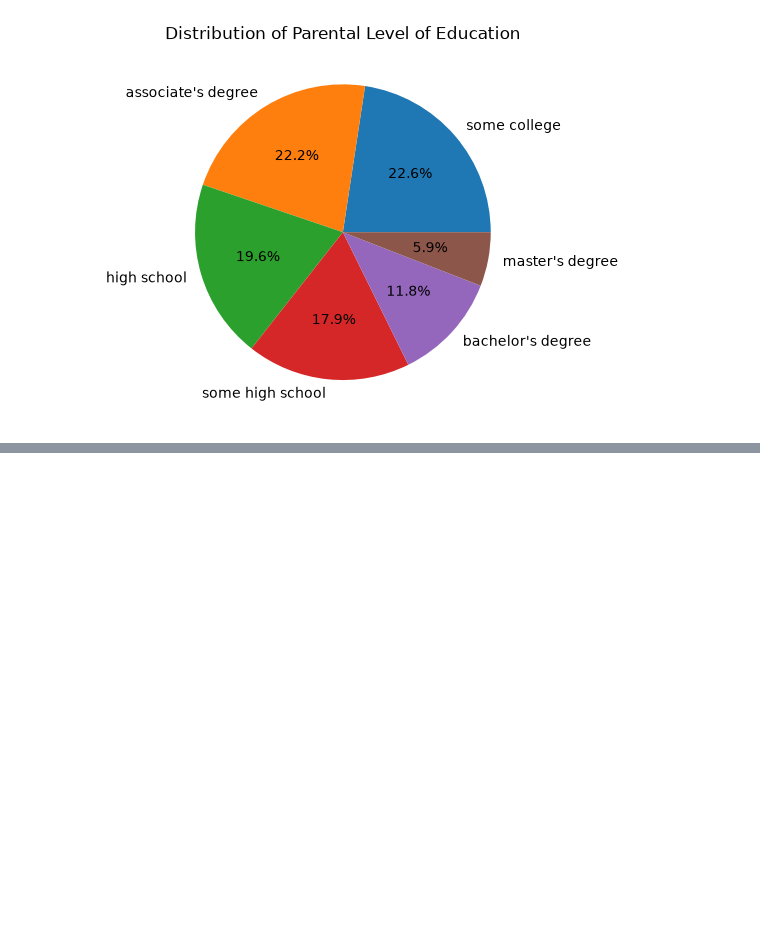
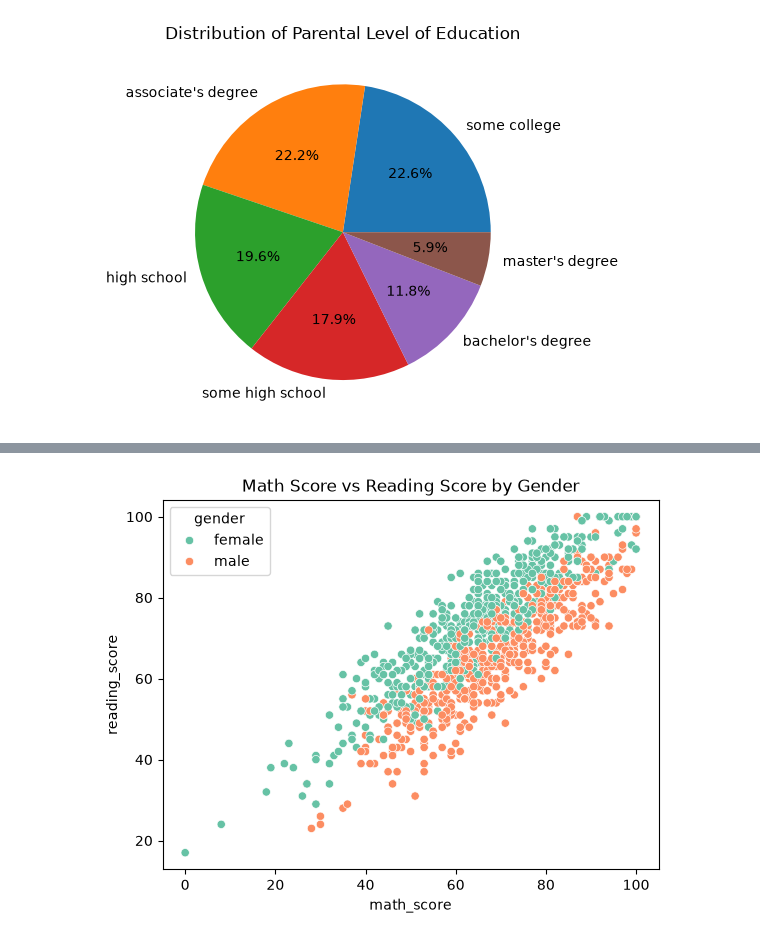
Before and after one commit to Monodip16/End-to-End-ML-Project, a Jupyter notebook: notebook/EDA STUDENT PERFORMANCE.ipynb, the cells around one changed output, grey strips where cells are left out. Saved outputs shown, nothing was run; the diff lists cells and outputs as text; code cells hidden in the pictures; blank space fills up the shorter version.

```diff
--- a/notebook/EDA STUDENT PERFORMANCE.ipynb
+++ b/notebook/EDA STUDENT PERFORMANCE.ipynb
@@ -217,0 +306,6 @@ plt.show()
+# %%
+sns.scatterplot(data=df, x="math_score", y="reading_score", hue="gender", palette="Set2")
+plt.title("Math Score vs Reading Score by Gender")
+plt.show()
+# %% [output]
+[figure, added]
```
Also changed, not shown: parts of 39 cells of this notebook.
